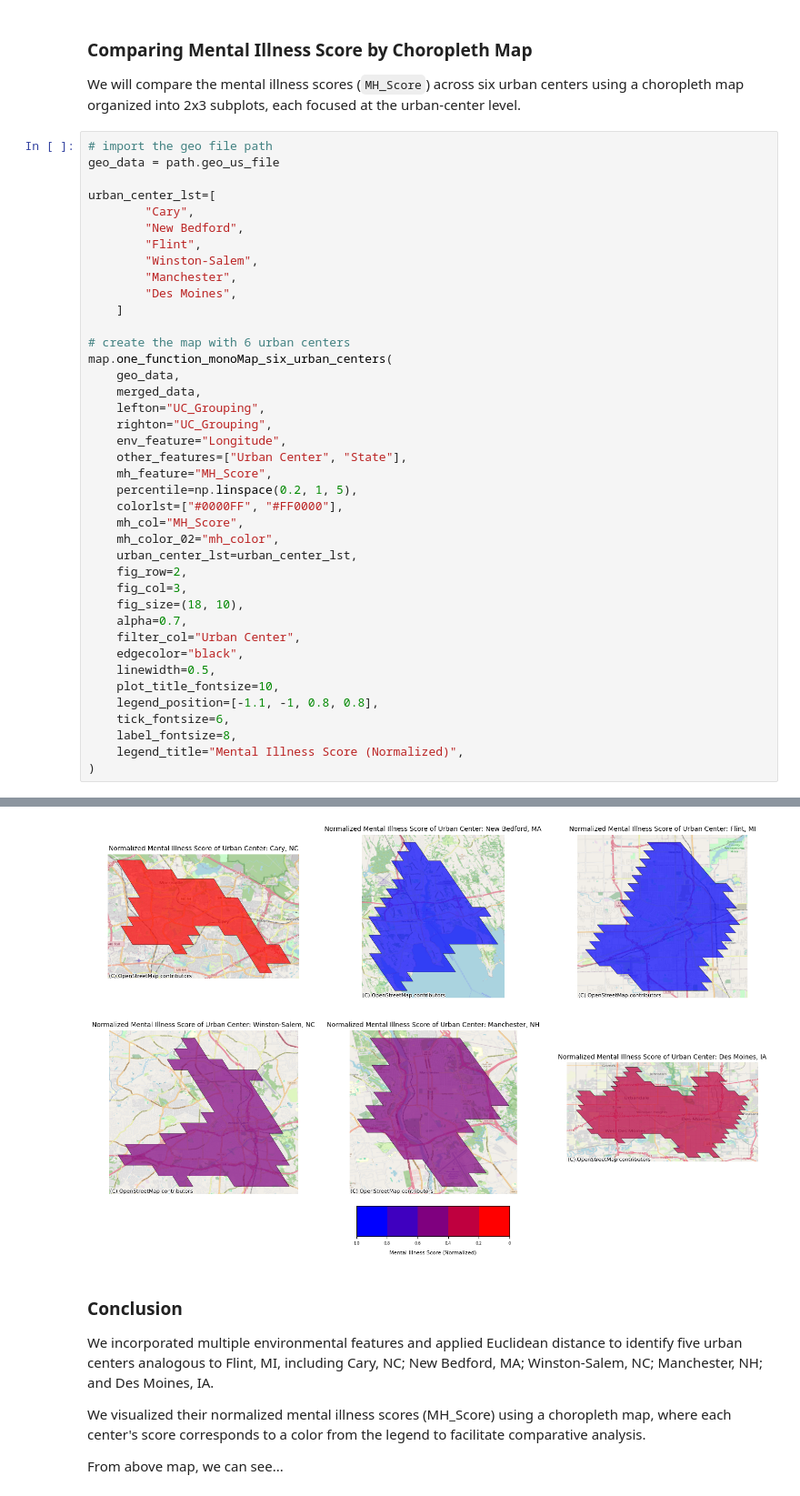
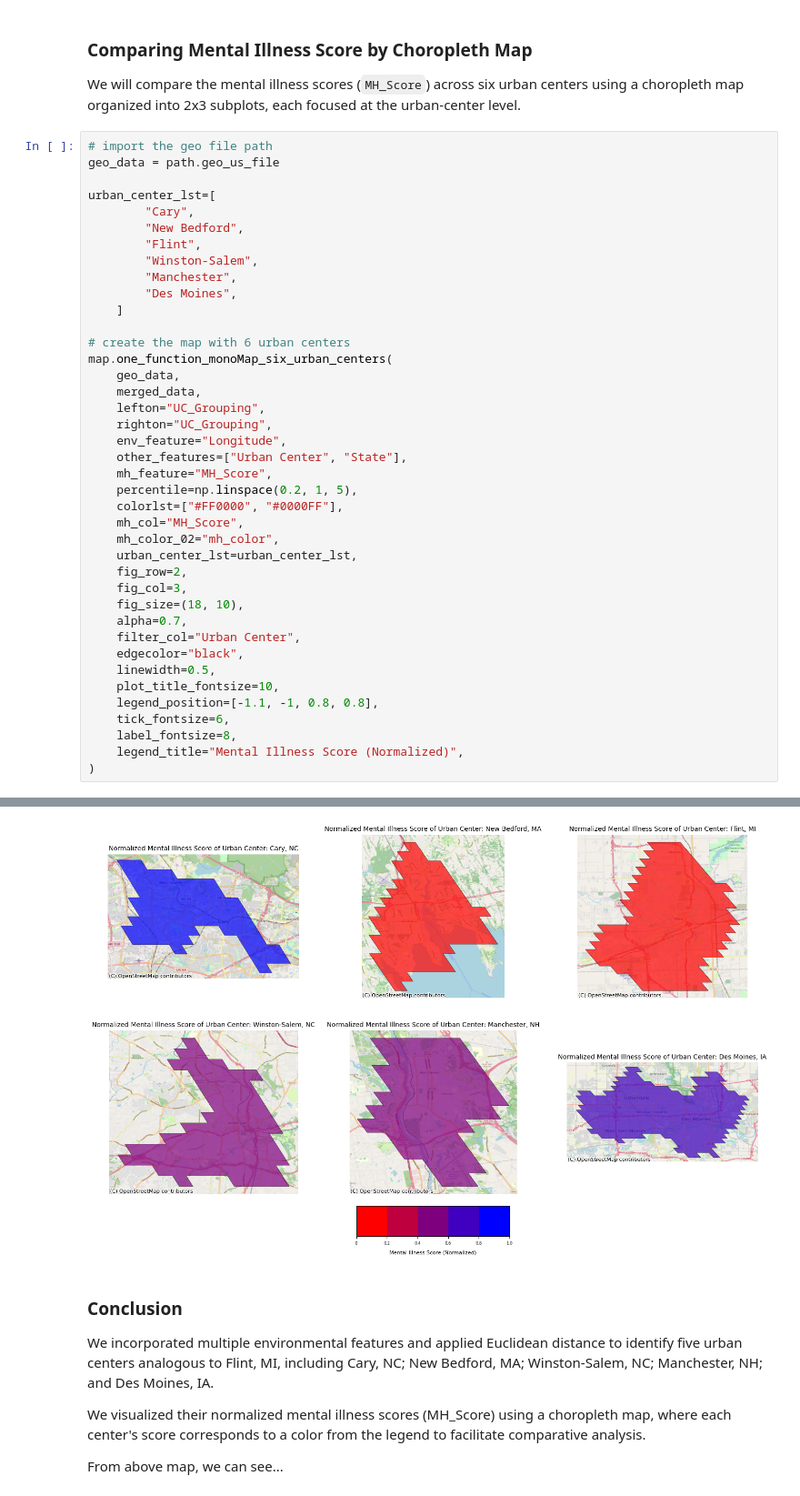
Before and after one commit to shuting2023/Natures_Rx, a Jupyter notebook: src/data_analysis.ipynb, the cells around one changed output, grey strips where cells are left out. Shown at 91% size. Drawn from its saved outputs; the diff is of its cells as text.

Commit message:
update color and legend

```diff
--- a/src/data_analysis.ipynb
+++ b/src/data_analysis.ipynb
@@ -117,35 +117,35 @@ urban_center_lst=[
     ]
 
 # create the map with 6 urban centers
 map.one_function_monoMap_six_urban_centers(
     geo_data,
     merged_data,
     lefton="UC_Grouping",
     righton="UC_Grouping",
     env_feature="Longitude",
     other_features=["Urban Center", "State"],
     mh_feature="MH_Score",
     percentile=np.linspace(0.2, 1, 5),
-    colorlst=["#0000FF", "#FF0000"],
+    colorlst=["#FF0000", "#0000FF"],
     mh_col="MH_Score",
     mh_color_02="mh_color",
     urban_center_lst=urban_center_lst,
     fig_row=2,
     fig_col=3,
     fig_size=(18, 10),
     alpha=0.7,
     filter_col="Urban Center",
     edgecolor="black",
     linewidth=0.5,
     plot_title_fontsize=10,
     legend_position=[-1.1, -1, 0.8, 0.8],
     tick_fontsize=6,
     label_fontsize=8,
     legend_title="Mental Illness Score (Normalized)",
 )
 # %% [output]
 It may take 30s to 1min to generate the map, but it is worth waiting :D
-[figure, old version]
+[figure, new version]
 # %% [markdown]
 ### Conclusion
 
```
Also changed, not shown: 1 other file.
